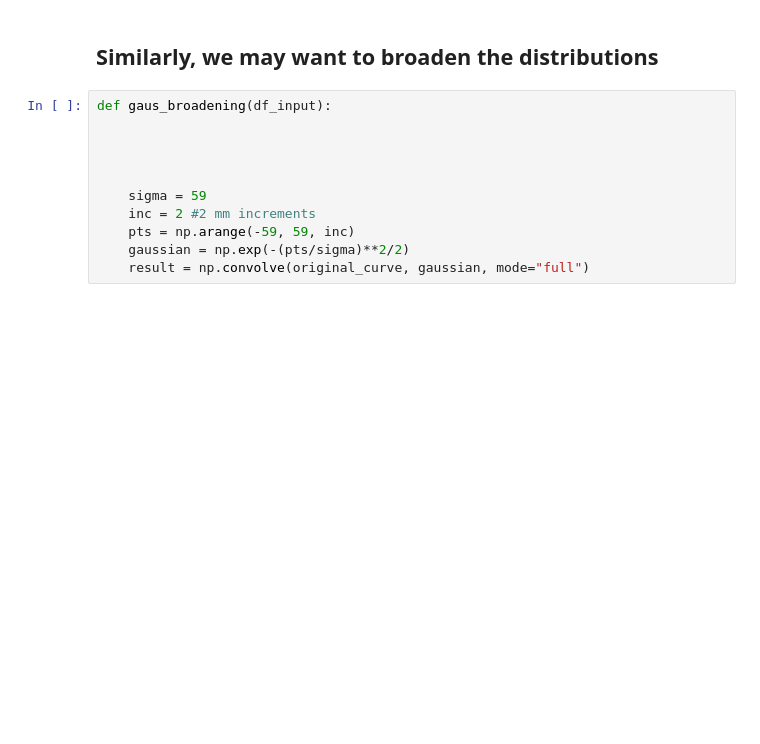
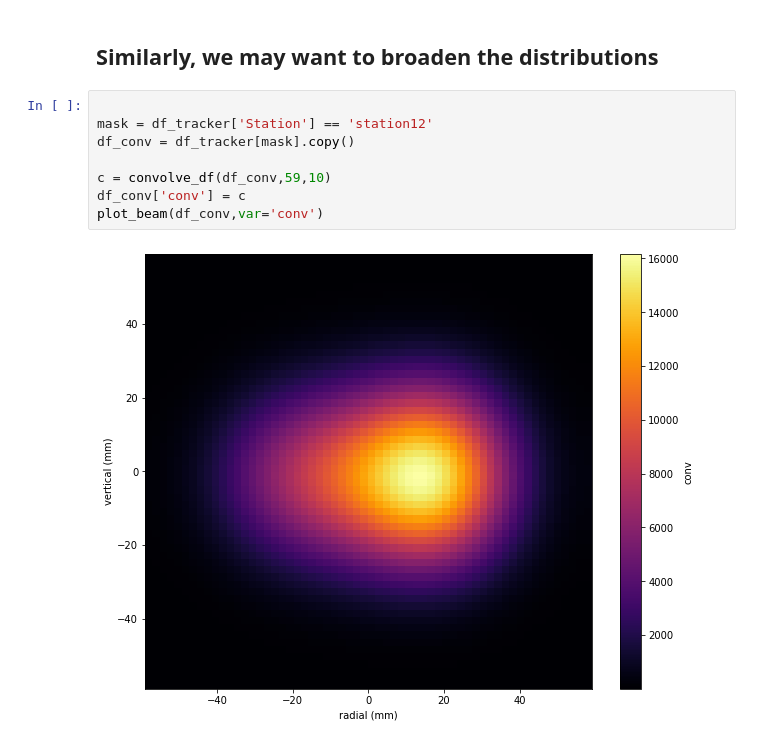
Before and after one commit to jasonbono/MuonConvolution, a Jupyter notebook: tracker_info/beam_moments_demo.ipynb, the cells around one changed output. Cells and saved outputs as stored; diff of their text form; blank space fills up the shorter version.

```diff
--- a/tracker_info/beam_moments_demo.ipynb
+++ b/tracker_info/beam_moments_demo.ipynb
@@ -85,13 +89,12 @@ See the caveats in the documentation: http://pandas.pydata.org/pandas-docs/stabl
 # %% [markdown]
 ## Similarly, we may want to broaden the distributions
-# %%
-def gaus_broadening(df_input):
-
-
-
-
-    sigma = 59
-    inc = 2 #2 mm increments
-    pts = np.arange(-59, 59, inc)
-    gaussian = np.exp(-(pts/sigma)**2/2)
-    result = np.convolve(original_curve, gaussian, mode="full")
+# %%
+
+mask = df_tracker['Station'] == 'station12'
+df_conv = df_tracker[mask].copy()
+
+c = convolve_df(df_conv,59,10)
+df_conv['conv'] = c
+plot_beam(df_conv,var='conv')
+# %% [output]
+[figure, added]
```
Also changed, not shown: parts of 15 cells of this notebook, 2 other files.
